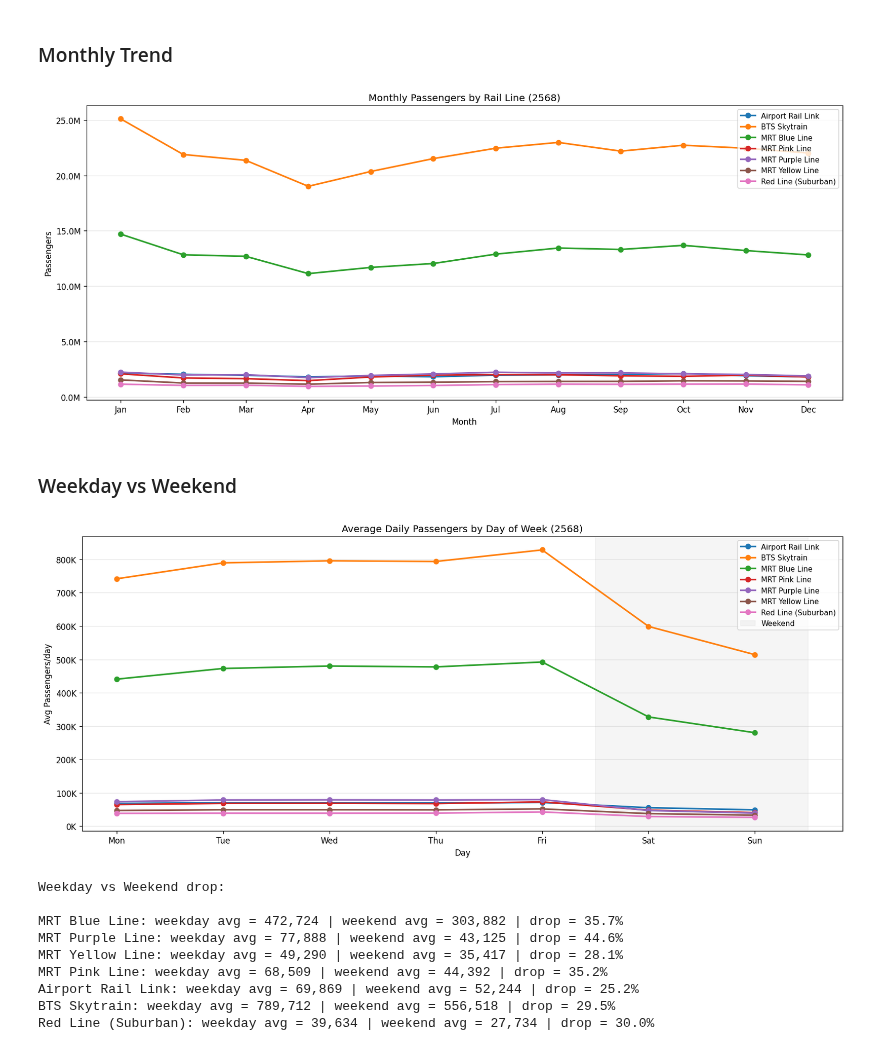
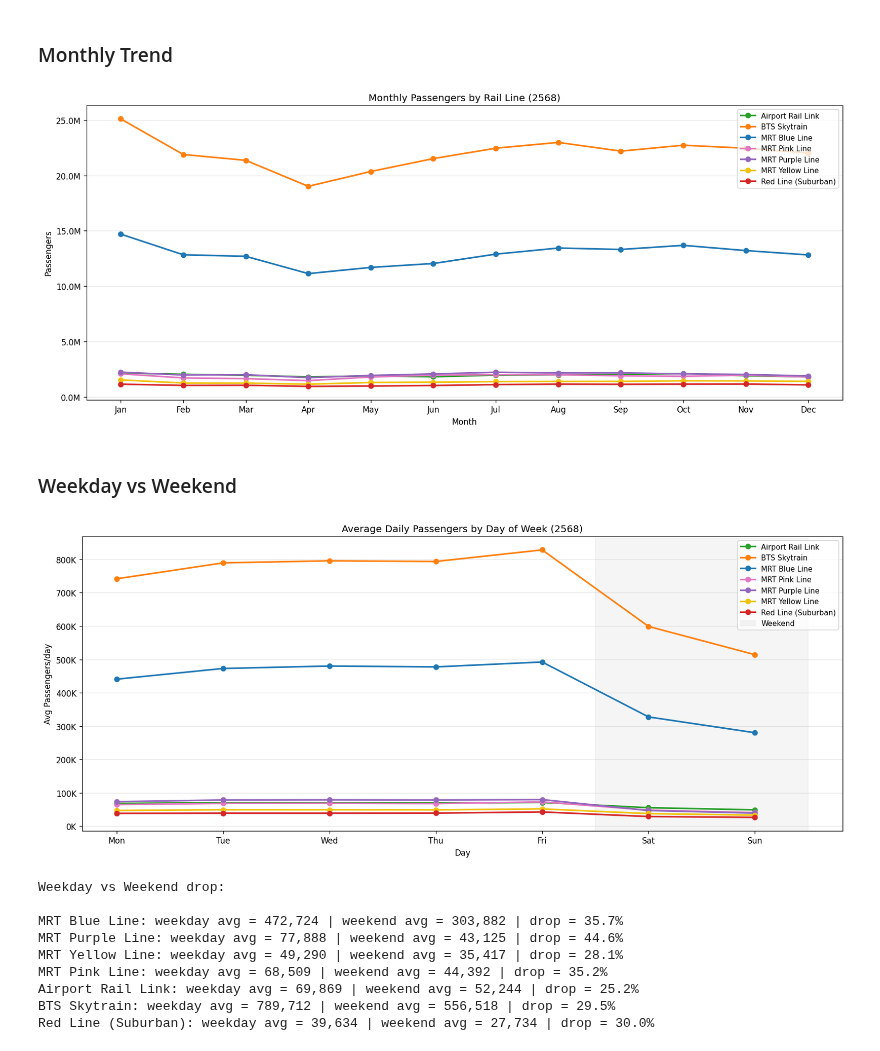
Before and after one commit to Kongbeng-21/SuperAi, a Jupyter notebook: Week1.ipynb, the cells around one changed output. Saved outputs shown, nothing was run; the diff lists cells and outputs as text; code cells hidden in the pictures.

```diff
--- a/Week1.ipynb
+++ b/Week1.ipynb
@@ -283,7 +283,15 @@ line_name_en = {
     'รถไฟฟ้า ARL':        'Airport Rail Link',
     'รถไฟฟ้าสายสีแดง':    'Red Line (Suburban)'
 }
-
+color_map = {
+    'BTS Skytrain':       '#ff7f0e',  # orange
+    'MRT Blue Line':      '#1f77b4',  # blue
+    'MRT Purple Line':    '#9467bd',  # purple
+    'MRT Yellow Line':    '#f0c30f',  # yellow
+    'MRT Pink Line':      '#e377c2',  # pink
+    'Airport Rail Link':  '#2ca02c',  # green
+    'Red Line (Suburban)':'#d62728',  # red
+}
 rail68 = df68[df68['ยานพาหนะ/ท่า'].isin(rail_vehicles)].copy()
 rail68['line_en'] = rail68['ยานพาหนะ/ท่า'].map(line_name_en)
 
@@ -362,26 +370,26 @@ Red Line (Suburban): skew = -0.28 -> roughly normal
 # %%
 month_names = {1:'Jan', 2:'Feb', 3:'Mar', 4:'Apr', 5:'May', 6:'Jun',
                7:'Jul', 8:'Aug', 9:'Sep', 10:'Oct', 11:'Nov', 12:'Dec'}
 
 monthly = rail68.groupby(['month', 'line_en'])['ปริมาณ'].sum().reset_index()
 pivot = monthly.pivot(index='month', columns='line_en', values='ปริมาณ')
 
 fig, ax = plt.subplots(figsize=(14, 6))
 for i, col in enumerate(pivot.columns):
     ax.plot(list(month_names.values()), pivot[col].values,
-            marker='o', label=col, color=colors[i % len(colors)], linewidth=2)
+            marker='o', label=col, color=color_map.get(col, 'gray'), linewidth=2)
 
 ax.set_title('Monthly Passengers by Rail Line (2568)')
 ax.set_xlabel('Month')
 ax.set_ylabel('Passengers')
 ax.yaxis.set_major_formatter(plt.FuncFormatter(lambda x, _: f'{x/1e6:.1f}M'))
 ax.legend(fontsize=9)
 ax.grid(axis='y', alpha=0.3)
 plt.tight_layout()
 plt.savefig('eda_monthly_trend.png', dpi=150, bbox_inches='tight')
 plt.show()
 # %% [output]
-[figure, old version]
+[figure, new version]
 # %% [markdown]
 ### Weekday vs Weekend
 # %%
@@ -394,7 +402,7 @@ pivot_dow = daily_by_dow.pivot(index='dayofweek', columns='line_en', values='ป
 fig, ax = plt.subplots(figsize=(14, 6))
 for i, col in enumerate(pivot_dow.columns):
     ax.plot(list(day_labels.values()), pivot_dow[col].values,
-            marker='o', label=col, color=colors[i % len(colors)], linewidth=2)
+            marker='o', label=col, color=color_map.get(col, 'gray'), linewidth=2)
 
 ax.axvspan(4.5, 6.5, alpha=0.08, color='gray', label='Weekend')
 ax.set_title('Average Daily Passengers by Day of Week (2568)')
@@ -408,7 +416,7 @@ plt.tight_layout()
 plt.savefig('eda_dow.png', dpi=150, bbox_inches='tight')
 plt.show()
 # %% [output]
-[figure, old version]
+[figure, new version]
 # %%
 # คำนวณ % drop วันหยุด
 print('Weekday vs Weekend drop:')
```
Also changed, not shown: parts of 13 cells of this notebook.
